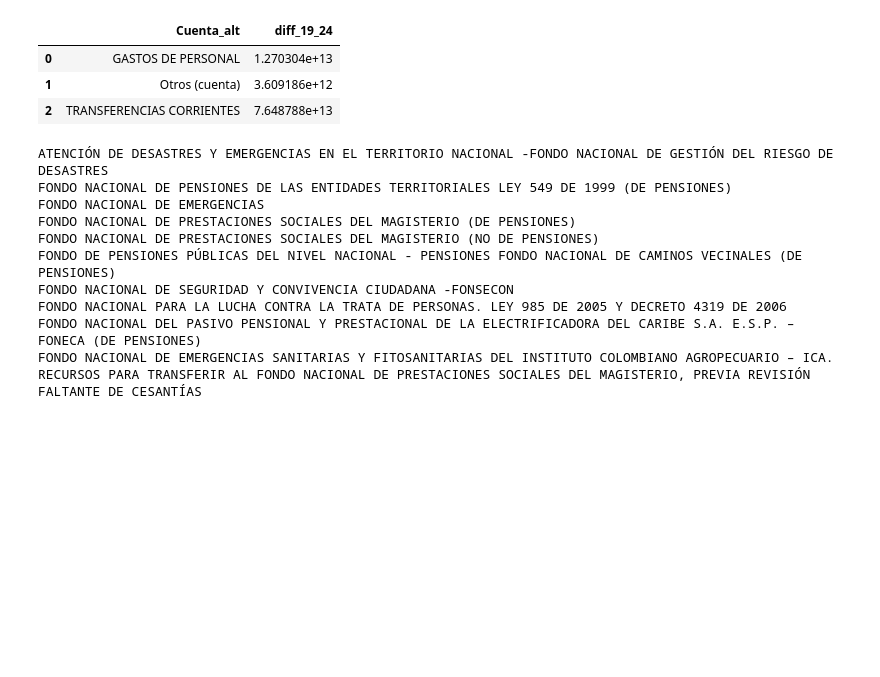
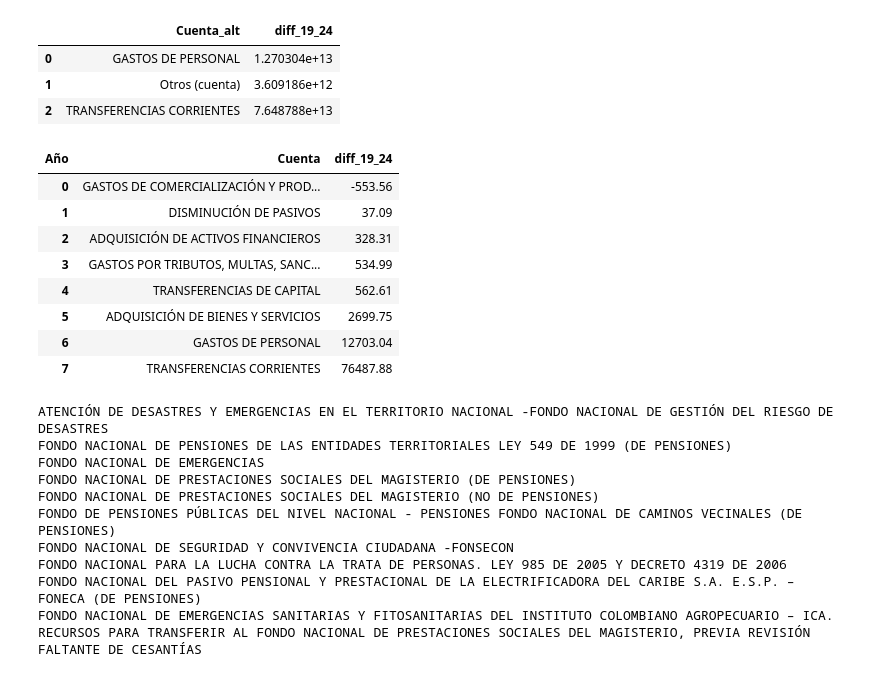
Before and after one commit to cortizbon/alt-budget, a Jupyter notebook: experiments.ipynb, the cells around one changed output. Cells and saved outputs as stored; diff of their text form; code cells hidden in the pictures; blank space fills up the shorter version.

```diff
--- a/experiments.ipynb
+++ b/experiments.ipynb
@@ -183,3 +183,15 @@ import plotly.express as px
 pie_chart = cop.groupby('Cuenta_alt')['diff_19_24'].sum().reset_index()
 fig = px.pie(pie_chart, values='diff_19_24', names='Cuenta_alt', color_discrete_sequence=["#2F399B", "#F7B261", "#0FB7B3"])
 fig.show()
+# %%
+tabla
+# %% [output]
+| Año | Cuenta | diff_19_24 |
+| 0 | GASTOS DE COMERCIALIZACIÓN Y PROD... | -553.56 |
+| 1 | DISMINUCIÓN DE PASIVOS | 37.09 |
+| 2 | ADQUISICIÓN DE ACTIVOS FINANCIEROS | 328.31 |
+| 3 | GASTOS POR TRIBUTOS, MULTAS, SANC... | 534.99 |
+| 4 | TRANSFERENCIAS DE CAPITAL | 562.61 |
+| 5 | ADQUISICIÓN DE BIENES Y SERVICIOS | 2699.75 |
+| 6 | GASTOS DE PERSONAL | 12703.04 |
+| 7 | TRANSFERENCIAS CORRIENTES | 76487.88 |
```
Also changed, not shown: parts of 1 cell of this notebook, 2 other files.
